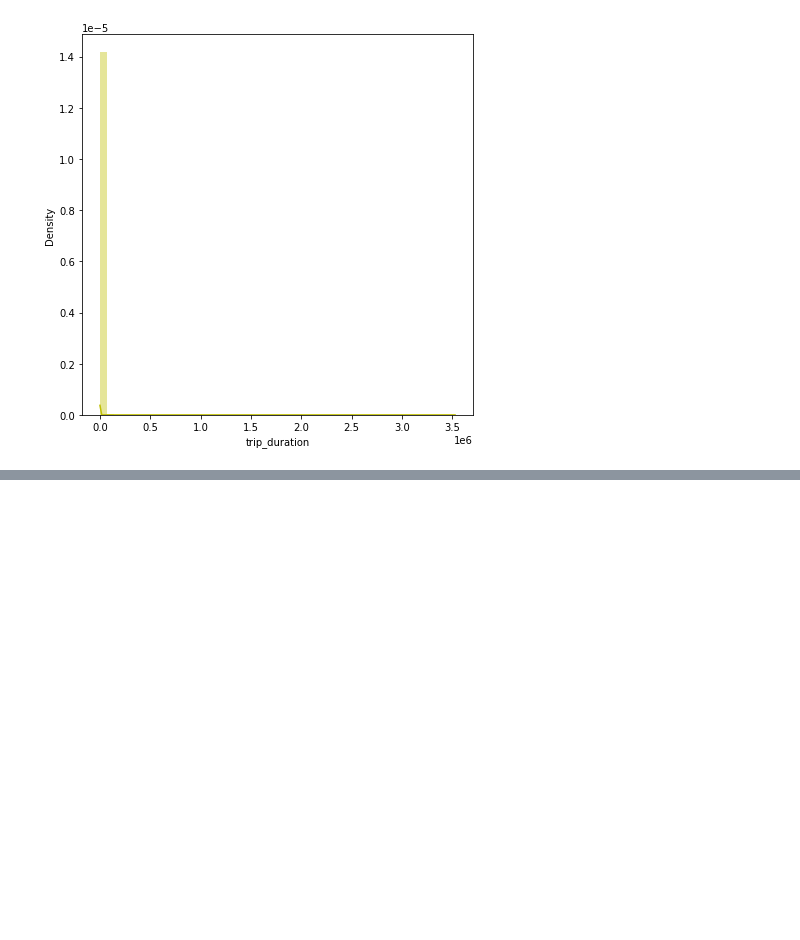
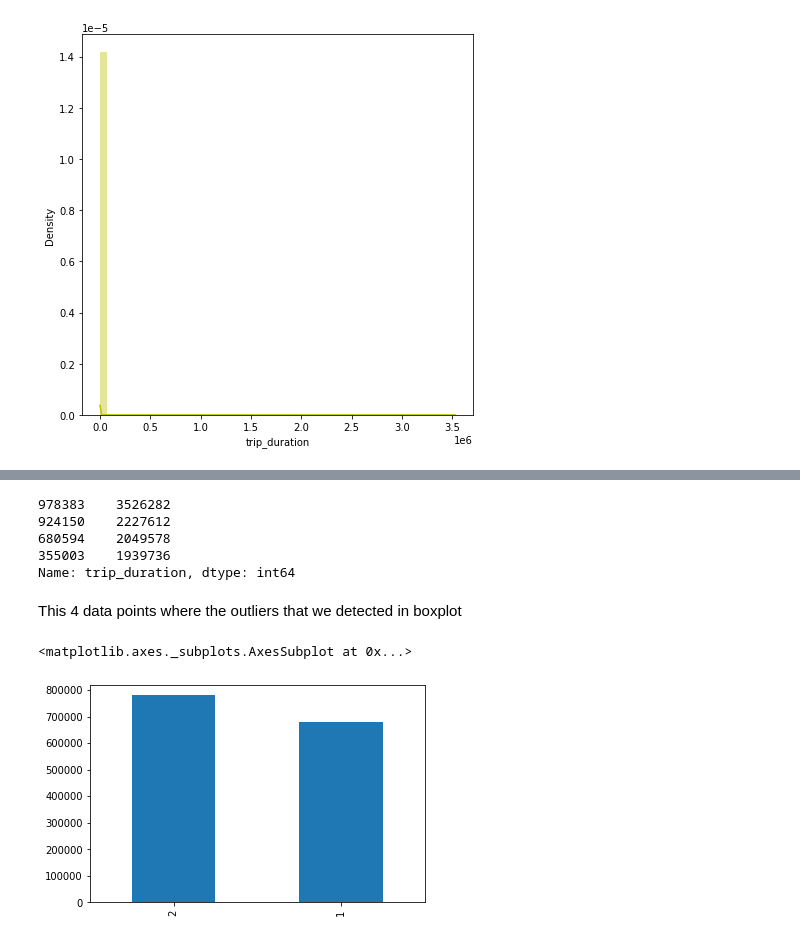
Before and after one commit to rubeshajith/NYC-taxi-trip-time-prediction, a Jupyter notebook: NYC_Taxi_Trip_Time_Prediction_Capstone_Project.ipynb, the cells around one changed output, grey strips where cells are left out. Cells and saved outputs as stored; diff of their text form; code cells hidden in the pictures; blank space fills up the shorter version.

```diff
--- a/NYC_Taxi_Trip_Time_Prediction_Capstone_Project.ipynb
+++ b/NYC_Taxi_Trip_Time_Prediction_Capstone_Project.ipynb
@@ -46,0 +168,16 @@ sns.distplot(df['trip_duration'],color="y")
+# %%
+trip_duration_series = df['trip_duration'].sort_values(ascending= False)
+trip_duration_series[:4]
+# %% [output]
+978383    3526282
+924150    2227612
+680594    2049578
+355003    1939736
+Name: trip_duration, dtype: int64
+# %% [markdown]
+This 4 data points where the outliers that we detected in boxplot
+# %%
+df["vendor_id"].value_counts().plot(kind="bar")
+# %% [output]
+<matplotlib.axes._subplots.AxesSubplot at 0x...>
+[figure, added]
```
Also changed, not shown: parts of 22 cells of this notebook.
